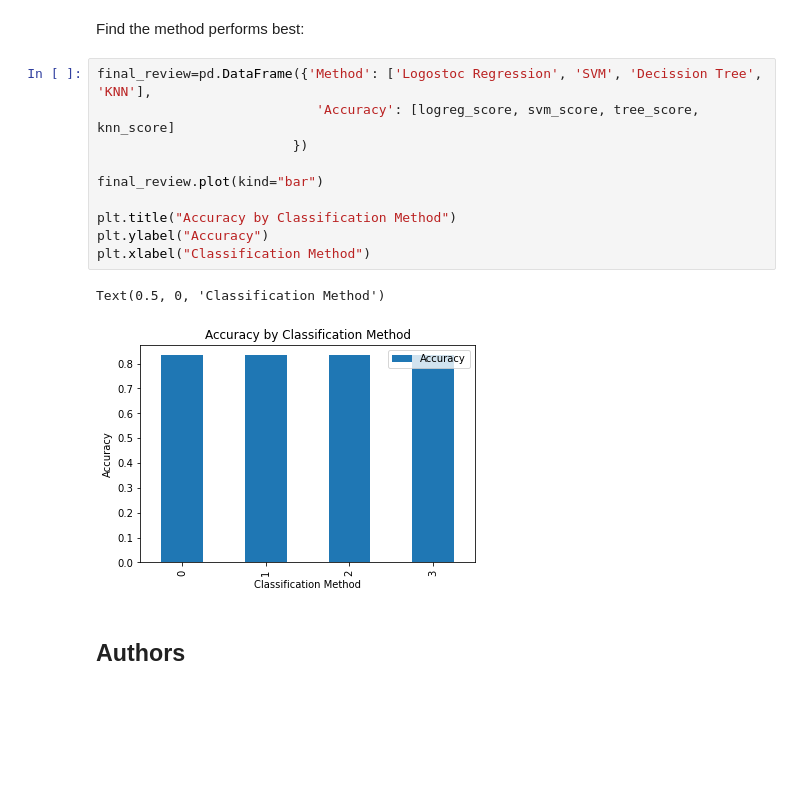
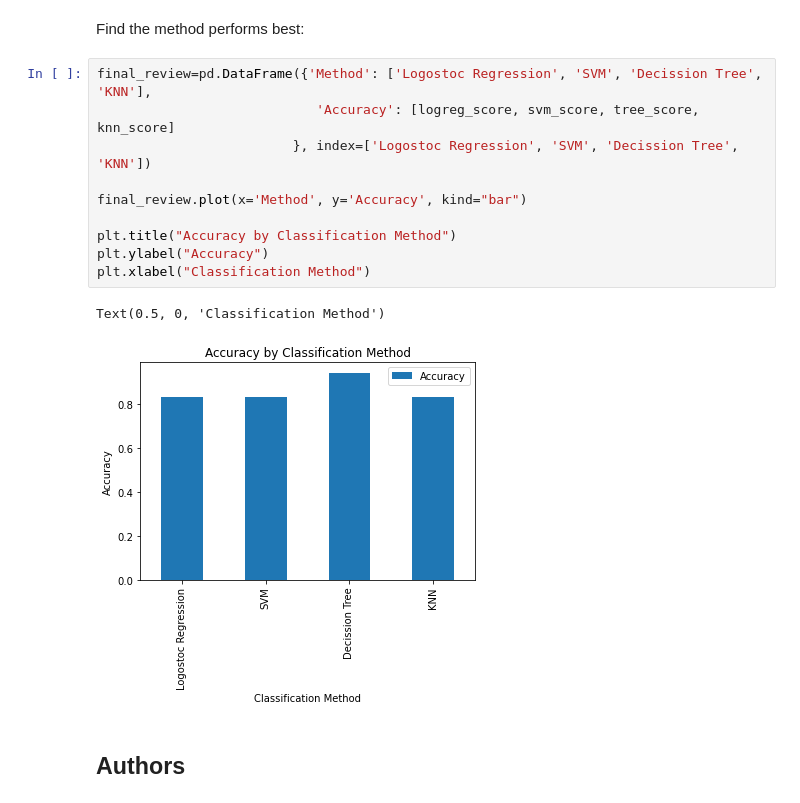
Before and after one commit to idanes-edx/Data-Science-and-Machine-Learning-Capstone-Project, a Jupyter notebook: Complete the Machine Learning Prediction lab.ipynb, the cells around one changed output. Saved outputs shown, nothing was run; the diff lists cells and outputs as text; blank space fills up the shorter version.

```diff
--- a/Complete the Machine Learning Prediction lab.ipynb
+++ b/Complete the Machine Learning Prediction lab.ipynb
@@ -362,16 +362,16 @@ Find the method performs best:
 # %%
 final_review=pd.DataFrame({'Method': ['Logostoc Regression', 'SVM', 'Decission Tree', 'KNN'],
                             'Accuracy': [logreg_score, svm_score, tree_score, knn_score]
-                         })
+                         }, index=['Logostoc Regression', 'SVM', 'Decission Tree', 'KNN'])
 
-final_review.plot(kind="bar")
+final_review.plot(x='Method', y='Accuracy', kind="bar")
 
 plt.title("Accuracy by Classification Method")
 plt.ylabel("Accuracy")
 plt.xlabel("Classification Method")
 # %% [output]
 Text(0.5, 0, 'Classification Method')
-[figure, old version]
+[figure, new version]
 # %% [markdown]
 ## Authors
 # %% [markdown]
```
Also changed, not shown: parts of 3 cells of this notebook.
